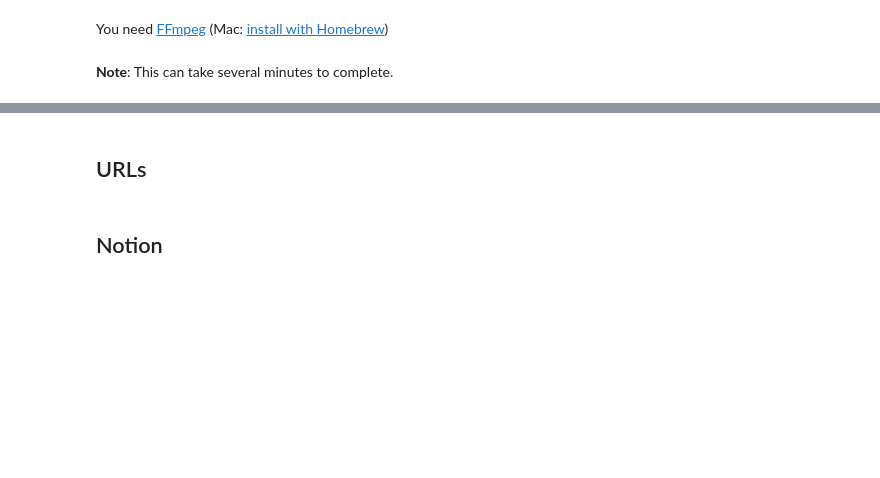
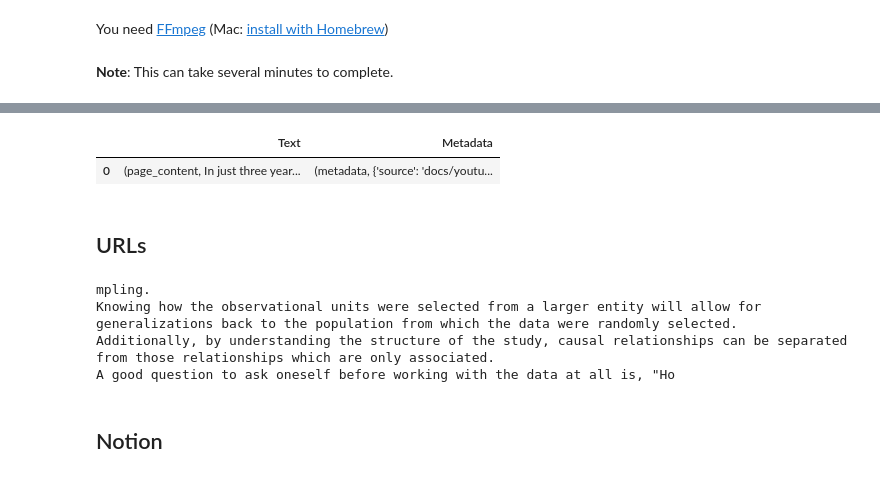
Before and after one commit to kirenz/lab-langchain, a Jupyter notebook: 01_document_loading.ipynb, the cells around one changed output, grey strips where cells are left out. Drawn from its saved outputs; the diff is of its cells as text; code cells hidden in the pictures; blank space fills up the shorter version.

```diff
--- a/01_document_loading.ipynb
+++ b/01_document_loading.ipynb
@@ -94,0 +98,7 @@ docs[0].page_content[0:500]
+# %%
+
+df = pd.DataFrame(docs, columns=['Text', 'Metadata'])
+df
+# %% [output]
+|  | Text | Metadata |
+| 0 | (page_content, In just three year... | (metadata, {'source': 'docs/youtu... |
@@ -101,7 +113,12 @@ loader = WebBaseLoader("https://github.com/basecamp/handbook/blob/master/37signa
 # %%
 docs = loader.load()
 # %%
-print(docs[0].page_content[:500])
+print(docs[0].page_content[400:800])
+# %% [output]
+mpling.
+Knowing how the observational units were selected from a larger entity will allow for generalizations back to the population from which the data were randomly selected.
+Additionally, by understanding the structure of the study, causal relationships can be separated from those relationships which are only associated.
+A good question to ask oneself before working with the data at all is, "Ho
 # %% [markdown]
 ## Notion
 # %% [markdown]
```
Also changed, not shown: parts of 5 cells of this notebook.
